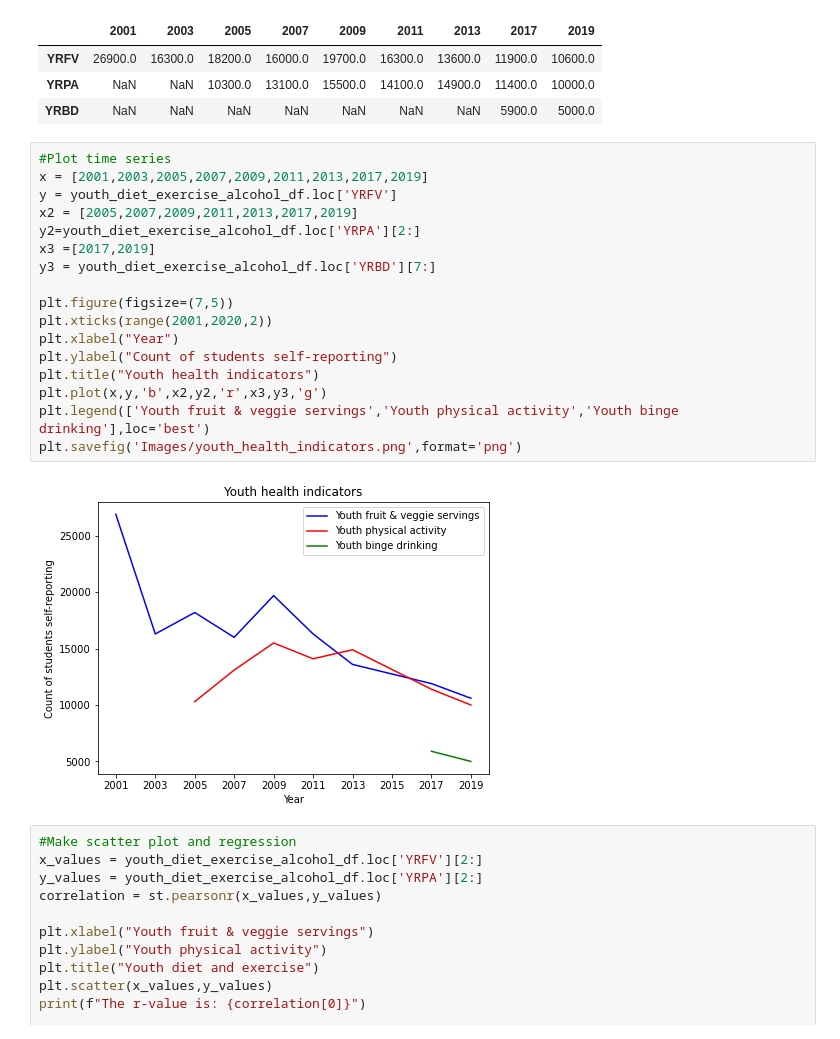
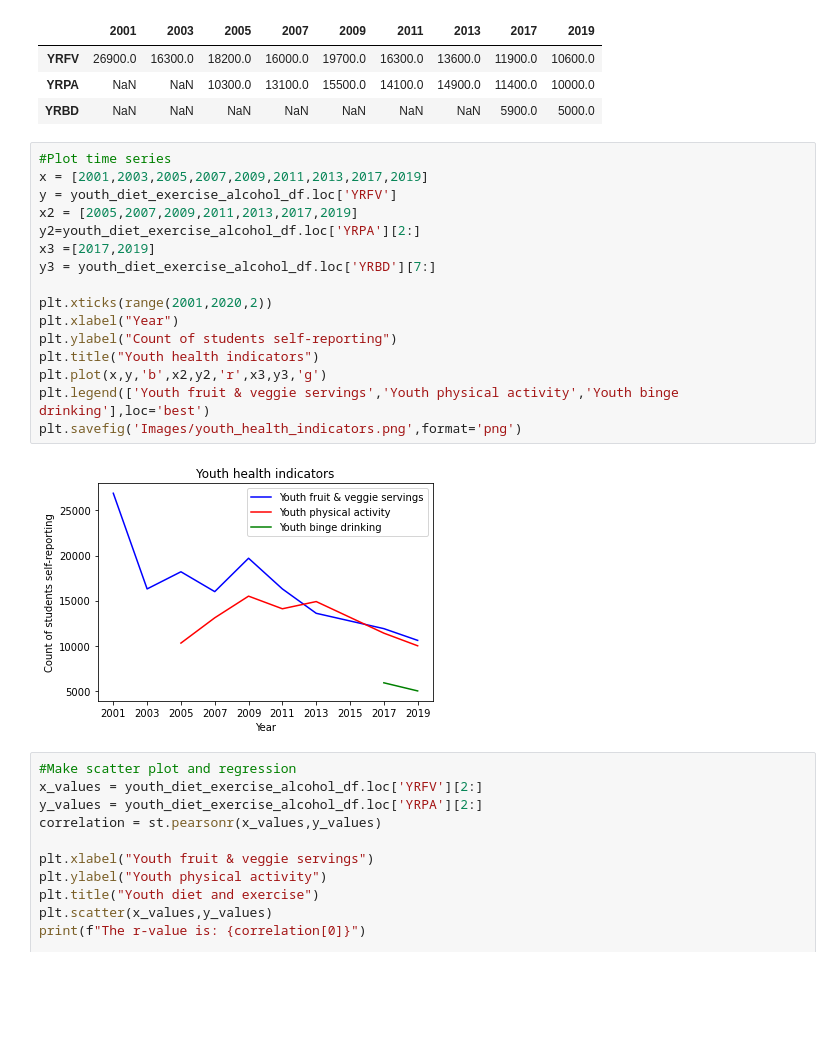
Before and after one commit to dpackardphys/gold_orbit_firelight, a Jupyter notebook: youthdietandexercise_analysis.ipynb, the cells around one changed output. Drawn from its saved outputs; the diff is of its cells as text; blank space fills up the shorter version.

Commit message:
fixed sizes of youthdietandexercise figures

```diff
--- a/youthdietandexercise_analysis.ipynb
+++ b/youthdietandexercise_analysis.ipynb
@@ -21,22 +21,21 @@ youth_diet_exercise_alcohol_df
 # %%
 #Plot time series
 x = [2001,2003,2005,2007,2009,2011,2013,2017,2019]
 y = youth_diet_exercise_alcohol_df.loc['YRFV']
 x2 = [2005,2007,2009,2011,2013,2017,2019]
 y2=youth_diet_exercise_alcohol_df.loc['YRPA'][2:]
 x3 =[2017,2019]
 y3 = youth_diet_exercise_alcohol_df.loc['YRBD'][7:]
 
-plt.figure(figsize=(7,5))
 plt.xticks(range(2001,2020,2))
 plt.xlabel("Year")
 plt.ylabel("Count of students self-reporting")
 plt.title("Youth health indicators")
 plt.plot(x,y,'b',x2,y2,'r',x3,y3,'g')
 plt.legend(['Youth fruit & veggie servings','Youth physical activity','Youth binge drinking'],loc='best')
 plt.savefig('Images/youth_health_indicators.png',format='png')
 # %% [output]
-[figure, old version]
+[figure, new version]
 # %%
 #Make scatter plot and regression
 x_values = youth_diet_exercise_alcohol_df.loc['YRFV'][2:]
```
Also changed, not shown: 1 other file.
